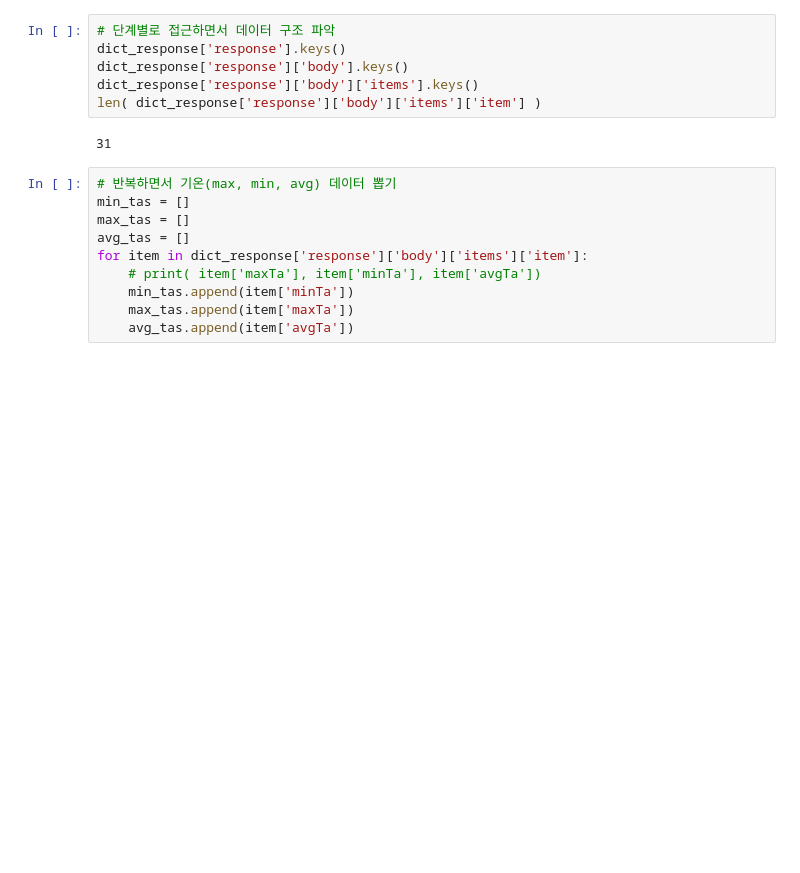
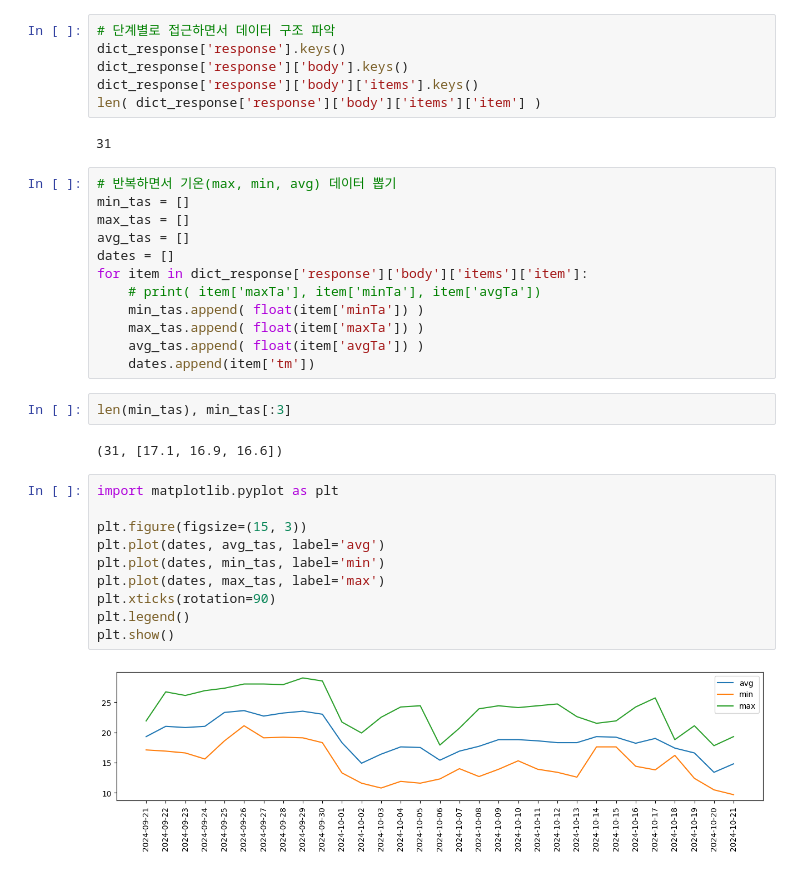
Before and after one commit to shared-repo/human-da, a Jupyter notebook: workspace/python-basic/example-02.ipynb, the cells around one changed output. Saved outputs shown, nothing was run; the diff lists cells and outputs as text; blank space fills up the shorter version.

```diff
--- a/workspace/python-basic/example-02.ipynb
+++ b/workspace/python-basic/example-02.ipynb
@@ -312,8 +312,26 @@ len( dict_response['response']['body']['items']['item'] )
 min_tas = []
 max_tas = []
 avg_tas = []
+dates = []
 for item in dict_response['response']['body']['items']['item']:
     # print( item['maxTa'], item['minTa'], item['avgTa'])
-    min_tas.append(item['minTa'])
-    max_tas.append(item['maxTa'])
-    avg_tas.append(item['avgTa'])
+    min_tas.append( float(item['minTa']) )
+    max_tas.append( float(item['maxTa']) )
+    avg_tas.append( float(item['avgTa']) )
+    dates.append(item['tm'])
+# %%
+len(min_tas), min_tas[:3]
+# %% [output]
+(31, [17.1, 16.9, 16.6])
+# %%
+import matplotlib.pyplot as plt
+
+plt.figure(figsize=(15, 3))
+plt.plot(dates, avg_tas, label='avg')
+plt.plot(dates, min_tas, label='min')
+plt.plot(dates, max_tas, label='max')
+plt.xticks(rotation=90)
+plt.legend()
+plt.show()
+# %% [output]
+[figure, added]
```
Also changed, not shown: parts of 11 cells of this notebook.
